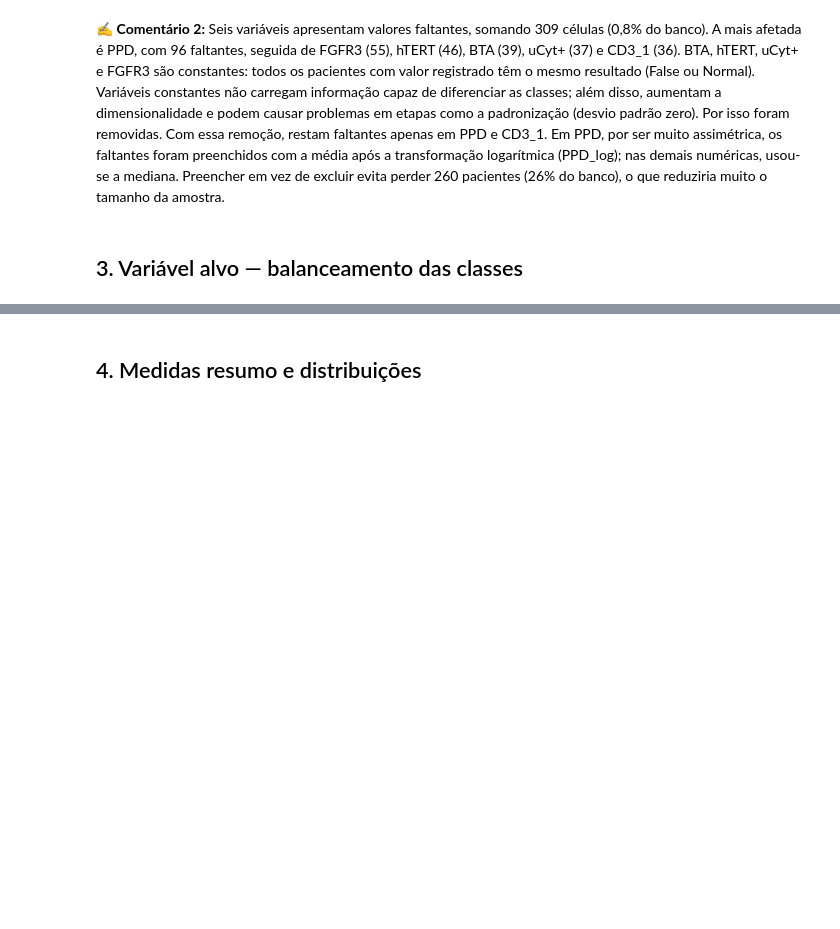
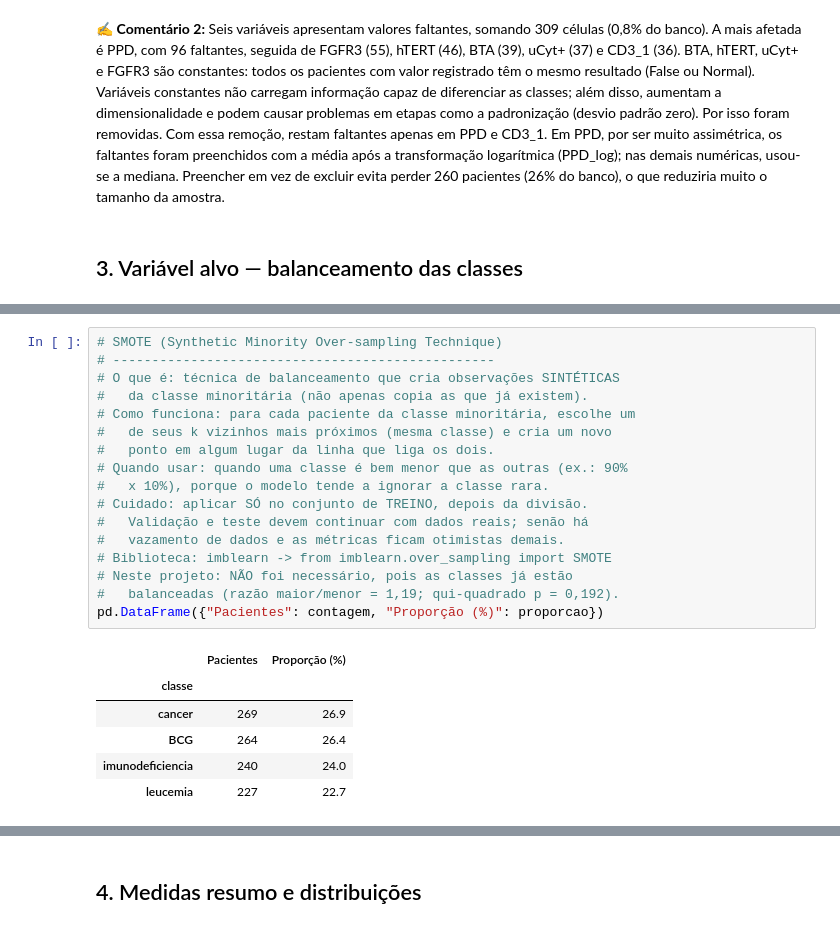
Before and after one commit to GabrielaKoerich/projeto_python_ml, a Jupyter notebook: notebooks/01_AED_relatorio_comentado.ipynb, the cells around one changed output, grey strips where cells are left out. Cells and saved outputs as stored; diff of their text form; blank space fills up the shorter version.

```diff
--- a/notebooks/01_AED_relatorio_comentado.ipynb
+++ b/notebooks/01_AED_relatorio_comentado.ipynb
@@ -144,0 +173,24 @@ plt.show()
+# %%
+# SMOTE (Synthetic Minority Over-sampling Technique)
+# -------------------------------------------------
+# O que é: técnica de balanceamento que cria observações SINTÉTICAS
+#   da classe minoritária (não apenas copia as que já existem).
+# Como funciona: para cada paciente da classe minoritária, escolhe um
+#   de seus k vizinhos mais próximos (mesma classe) e cria um novo
+#   ponto em algum lugar da linha que liga os dois.
+# Quando usar: quando uma classe é bem menor que as outras (ex.: 90%
+#   x 10%), porque o modelo tende a ignorar a classe rara.
+# Cuidado: aplicar SÓ no conjunto de TREINO, depois da divisão.
+#   Validação e teste devem continuar com dados reais; senão há
+#   vazamento de dados e as métricas ficam otimistas demais.
+# Biblioteca: imblearn -> from imblearn.over_sampling import SMOTE
+# Neste projeto: NÃO foi necessário, pois as classes já estão
+#   balanceadas (razão maior/menor = 1,19; qui-quadrado p = 0,192).
+pd.DataFrame({"Pacientes": contagem, "Proporção (%)": proporcao})
+# %% [output]
+|  | Pacientes | Proporção (%) |
+| classe |  |  |
+| cancer | 269 | 26.9 |
+| BCG | 264 | 26.4 |
+| imunodeficiencia | 240 | 24.0 |
+| leucemia | 227 | 22.7 |
```
Also changed, not shown: parts of 11 cells of this notebook.
